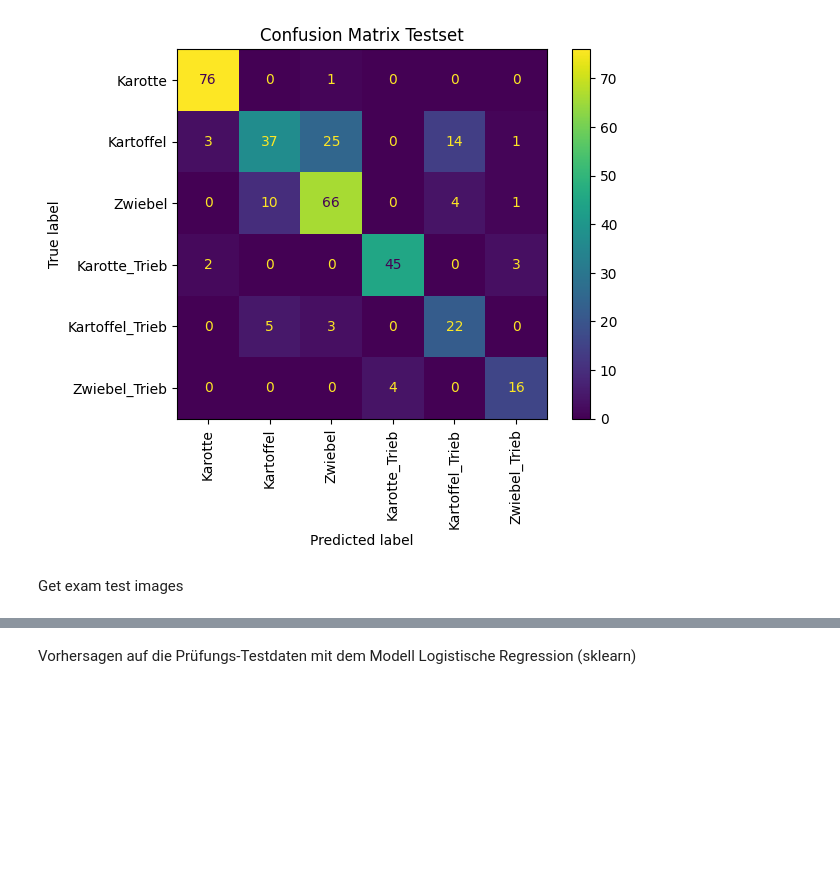
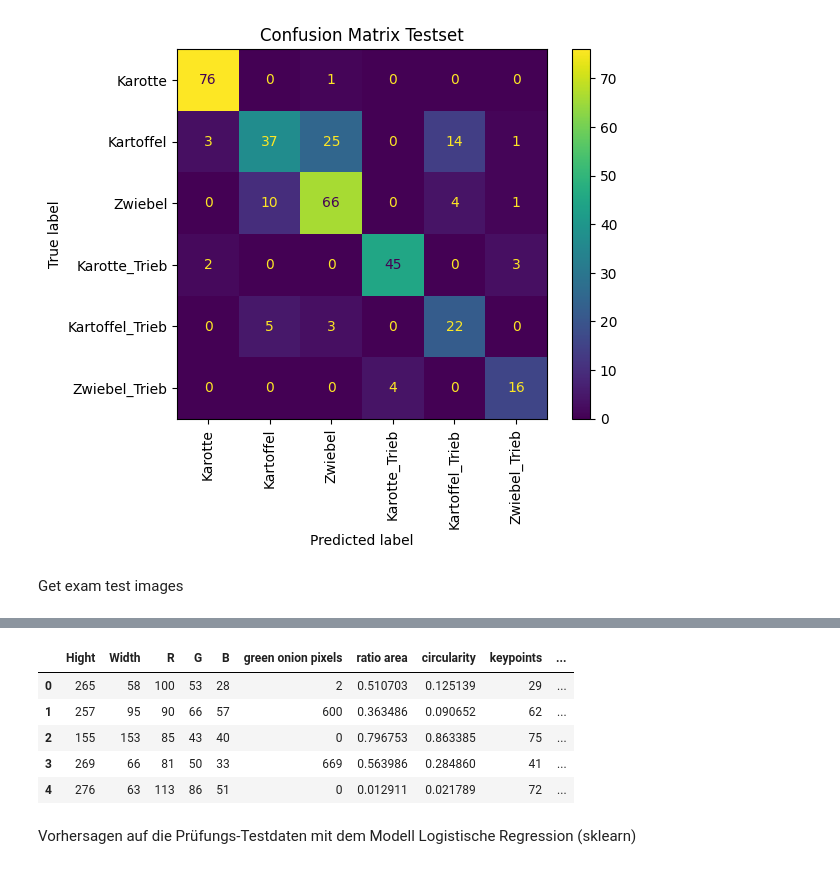
Before and after one commit to leons1396/AI_project, a Jupyter notebook: Delivery/presentation/vegi_classification.ipynb, the cells around one changed output, grey strips where cells are left out. Saved outputs shown, nothing was run; the diff lists cells and outputs as text; code cells hidden in the pictures; blank space fills up the shorter version.

Commit message:
prepared for exam

```diff
--- a/Delivery/presentation/vegi_classification.ipynb
+++ b/Delivery/presentation/vegi_classification.ipynb
@@ -1075,7 +1098,7 @@ Model Accuracy Testset: 0.7751479289940828 %
 Get exam test images
 # %%
 #TODO Adapt paths to exam testdata
-exam_test = pd.read_csv("G:/Meine Ablage/KI_Projekt/Testdaten/.csv")
+exam_test = pd.read_csv("G:/Meine Ablage/KI_Projekt/Testdaten/testdata_exam.csv")
 exam_test = exam_test.drop(columns=["Unnamed: 0", "green pixels", "Image"])
 
 exam_test = encoding_labels(exam_test, "Label", [0,1,2,3,4,5])
@@ -1094,3 +1144,12 @@ display(X_test_e.info())
+# %%
+exam_test.head()
+# %% [output]
+|  | Hight | Width | R | G | B | green onion pixels | ratio area | circularity | keypoints | ... |
+| 0 | 265 | 58 | 100 | 53 | 28 | 2 | 0.510703 | 0.125139 | 29 | ... |
+| 1 | 257 | 95 | 90 | 66 | 57 | 600 | 0.363486 | 0.090652 | 62 | ... |
+| 2 | 155 | 153 | 85 | 43 | 40 | 0 | 0.796753 | 0.863385 | 75 | ... |
+| 3 | 269 | 66 | 81 | 50 | 33 | 669 | 0.563986 | 0.284860 | 41 | ... |
+| 4 | 276 | 63 | 113 | 86 | 51 | 0 | 0.012911 | 0.021789 | 72 | ... |
 # %% [markdown]
 Vorhersagen auf die Prüfungs-Testdaten mit dem Modell Logistische Regression (sklearn)
 # %%
```
Also changed, not shown: parts of 6 cells of this notebook, 2 other files.
